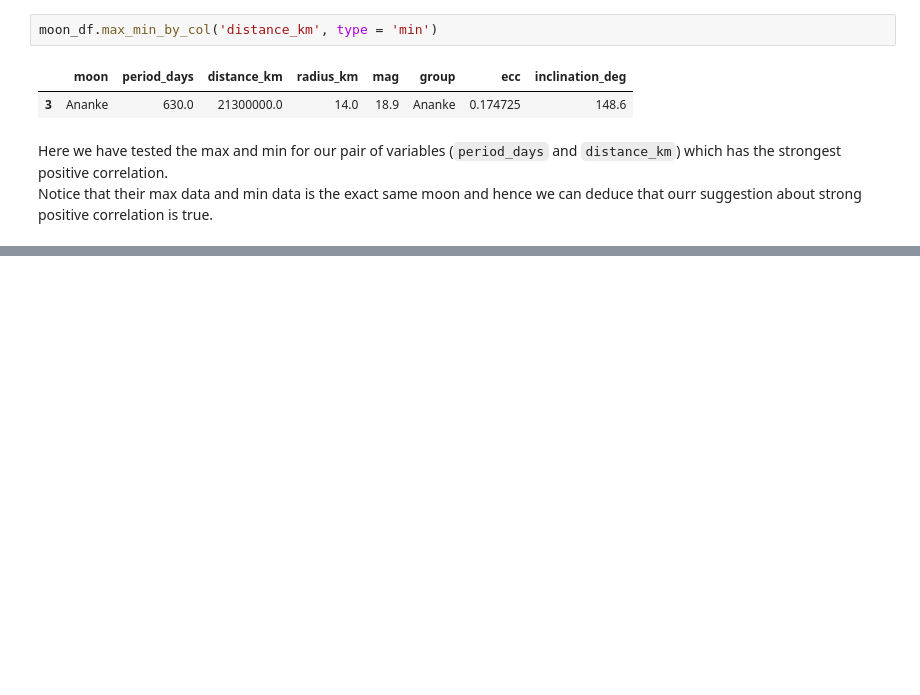
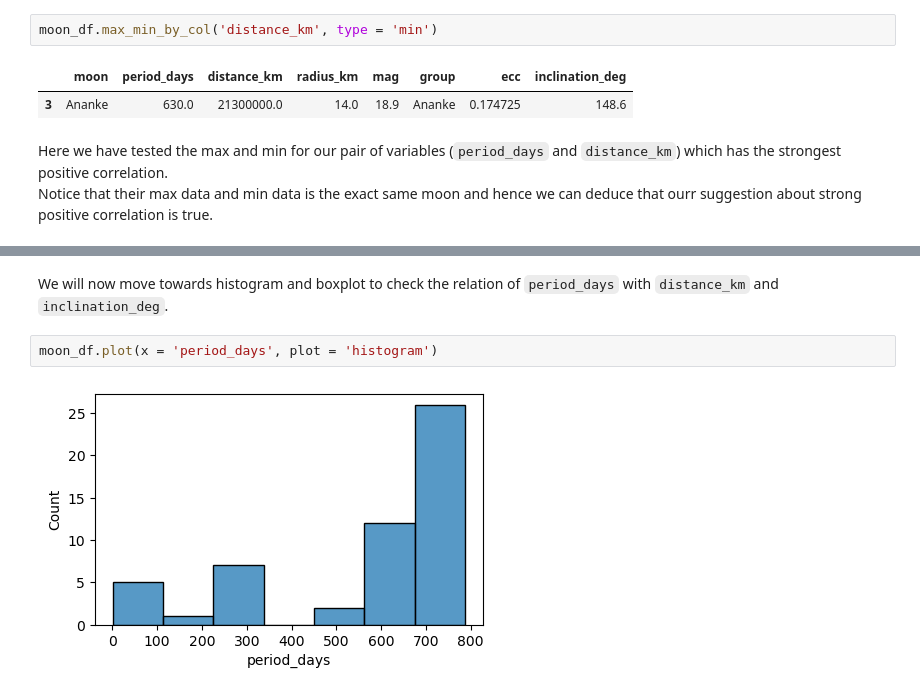
Before and after one commit to dr34m0718/Jupiter_Project, a Jupyter notebook: Analysis and Module Usage Guide.ipynb, the cells around one changed output, grey strips where cells are left out. Drawn from its saved outputs; the diff is of its cells as text; blank space fills up the shorter version.

```diff
--- a/Analysis and Module Usage Guide.ipynb
+++ b/Analysis and Module Usage Guide.ipynb
@@ -265,0 +303,6 @@ Notice that their max data and min data is the exact same moon and hence we can
+# %% [markdown]
+We will now move towards histogram and boxplot to check the relation of `period_days` with `distance_km` and `inclination_deg`.
+# %%
+moon_df.plot(x = 'period_days', plot = 'histogram')
+# %% [output]
+[figure, added]
```
Also changed, not shown: parts of 30 cells of this notebook.
